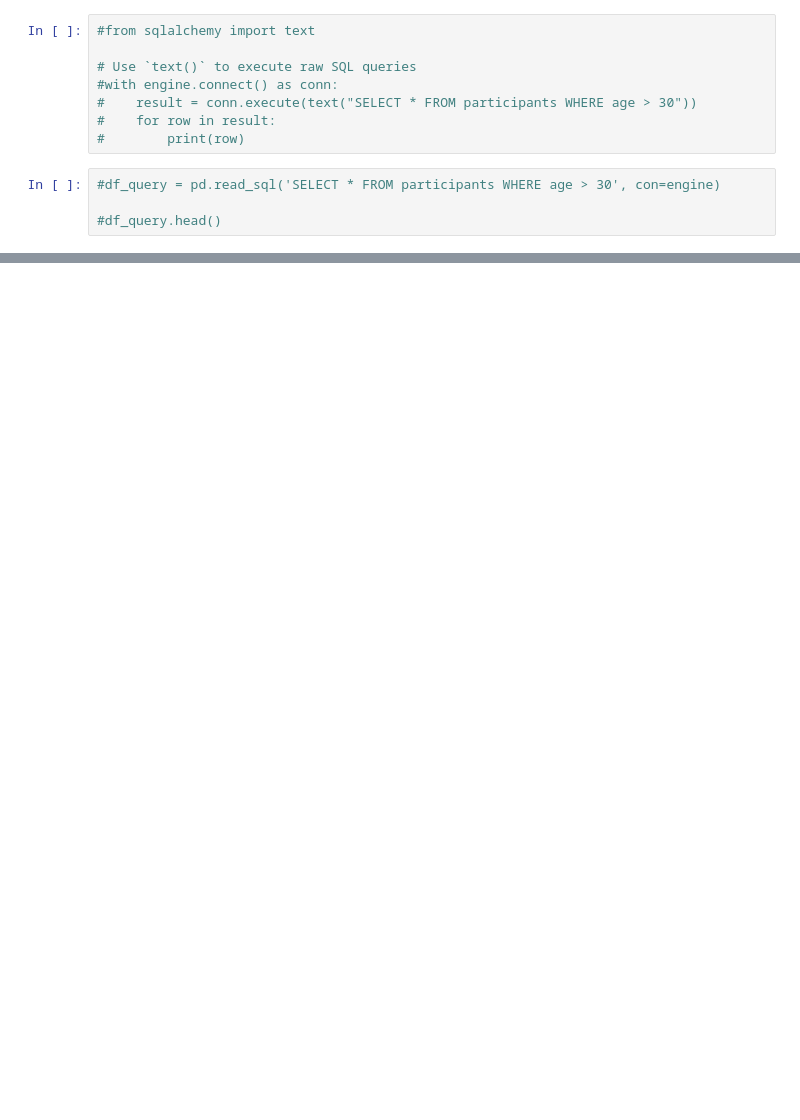
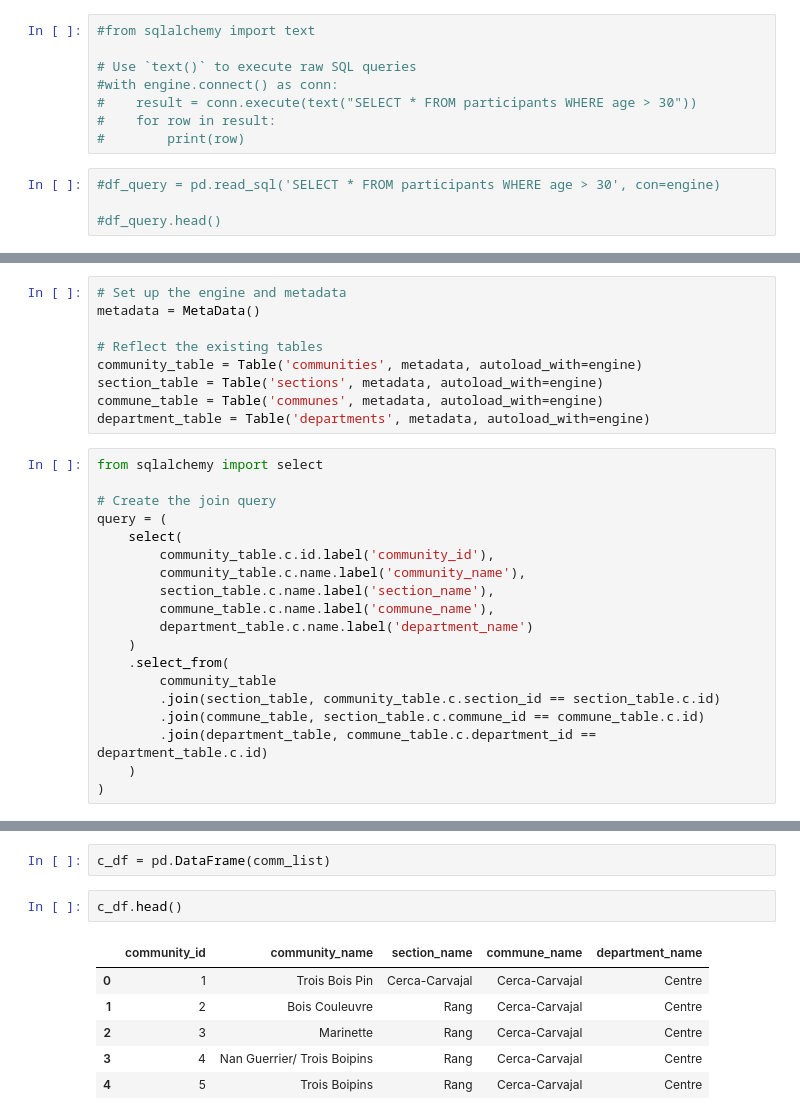
Before and after one commit to wisnercelucus/fake_haitian_farmers, a Jupyter notebook: core/main.ipynb, the cells around one changed output, grey strips where cells are left out. Cells and saved outputs as stored; diff of their text form; blank space fills up the shorter version.

```diff
--- a/core/main.ipynb
+++ b/core/main.ipynb
@@ -321,0 +279,28 @@ df_from_sql.head()
+# %%
+# Set up the engine and metadata
+metadata = MetaData()
+
+# Reflect the existing tables
+community_table = Table('communities', metadata, autoload_with=engine)
+section_table = Table('sections', metadata, autoload_with=engine)
+commune_table = Table('communes', metadata, autoload_with=engine)
+department_table = Table('departments', metadata, autoload_with=engine)
+# %%
+from sqlalchemy import select
+
+# Create the join query
+query = (
+    select(
+        community_table.c.id.label('community_id'),
+        community_table.c.name.label('community_name'),
+        section_table.c.name.label('section_name'),
+        commune_table.c.name.label('commune_name'),
+        department_table.c.name.label('department_name')
+    )
+    .select_from(
+        community_table
+        .join(section_table, community_table.c.section_id == section_table.c.id)
+        .join(commune_table, section_table.c.commune_id == commune_table.c.id)
+        .join(department_table, commune_table.c.department_id == department_table.c.id)
+    )
+)
@@ -321,0 +315,11 @@ df_from_sql.head()
+# %%
+c_df = pd.DataFrame(comm_list)
+# %%
+c_df.head()
+# %% [output]
+|  | community_id | community_name | section_name | commune_name | department_name |
+| 0 | 1 | Trois Bois Pin | Cerca-Carvajal | Cerca-Carvajal | Centre |
+| 1 | 2 | Bois Couleuvre | Rang | Cerca-Carvajal | Centre |
+| 2 | 3 | Marinette | Rang | Cerca-Carvajal | Centre |
+| 3 | 4 | Nan Guerrier/ Trois Boipins | Rang | Cerca-Carvajal | Centre |
+| 4 | 5 | Trois Boipins | Rang | Cerca-Carvajal | Centre |
```
Also changed, not shown: parts of 37 cells of this notebook, 2 other files.
